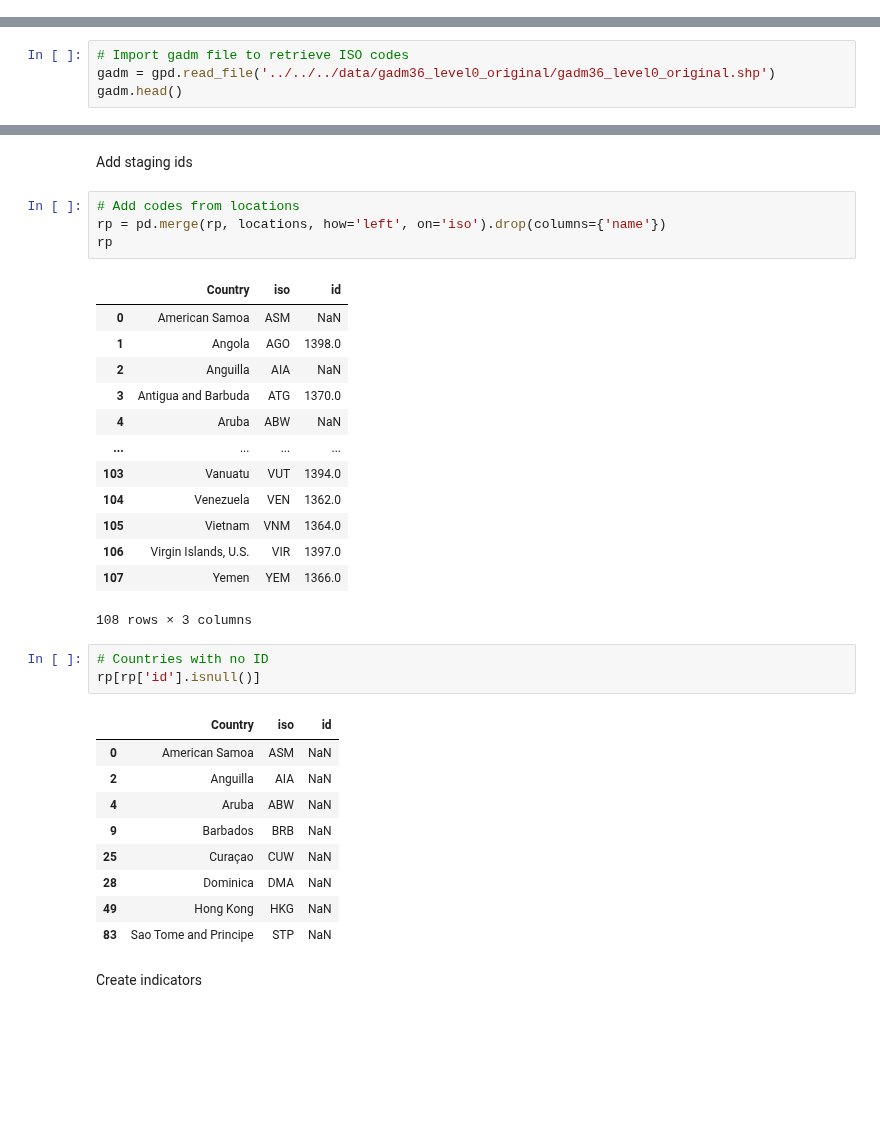
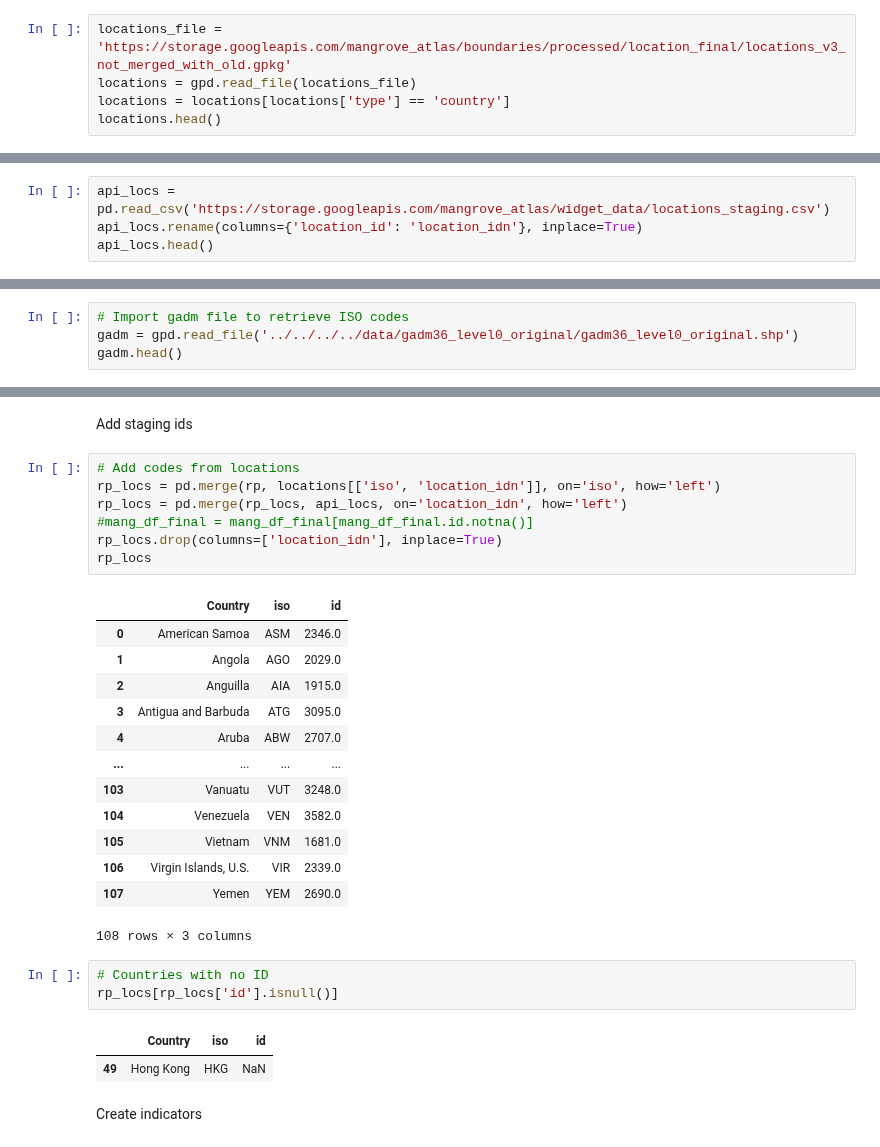
Before and after one commit to Vizzuality/mangrove-atlas, a Jupyter notebook: data/notebooks/Lab/data_processing/widgets-v2/restoration_and_degradation_widget.ipynb, the cells around one changed output, grey strips where cells are left out. Cells and saved outputs as stored; diff of their text form; blank space fills up the shorter version.

```diff
--- a/data/notebooks/Lab/data_processing/widgets-v2/restoration_and_degradation_widget.ipynb
+++ b/data/notebooks/Lab/data_processing/widgets-v2/restoration_and_degradation_widget.ipynb
@@ -96,0 +88,5 @@ len(locations)
+# %%
+locations_file = 'https://storage.googleapis.com/mangrove_atlas/boundaries/processed/location_final/locations_v3_not_merged_with_old.gpkg'
+locations = gpd.read_file(locations_file)
+locations = locations[locations['type'] == 'country']
+locations.head()
@@ -96,0 +100,4 @@ len(locations)
+# %%
+api_locs = pd.read_csv('https://storage.googleapis.com/mangrove_atlas/widget_data/locations_staging.csv')
+api_locs.rename(columns={'location_id': 'location_idn'}, inplace=True)
+api_locs.head()
@@ -97,6 +111,6 @@ len(locations)
 # %%
 # Import gadm file to retrieve ISO codes
-gadm = gpd.read_file('../../../data/gadm36_level0_original/gadm36_level0_original.shp')
+gadm = gpd.read_file('../../../../data/gadm36_level0_original/gadm36_level0_original.shp')
 gadm.head()
 # %% [output]
 |  | GID_0 | NAME_0 | AREA_KM2 | MOL_ID | Shape_Leng | Shape_Area | geometry |
@@ -164,35 +174,31 @@ rp.head()
 Add staging ids
 # %%
 # Add codes from locations
-rp = pd.merge(rp, locations, how='left', on='iso').drop(columns={'name'})
-rp
+rp_locs = pd.merge(rp, locations[['iso', 'location_idn']], on='iso', how='left')
+rp_locs = pd.merge(rp_locs, api_locs, on='location_idn', how='left')
+#mang_df_final = mang_df_final[mang_df_final.id.notna()]
+rp_locs.drop(columns=['location_idn'], inplace=True)
+rp_locs
 # %% [output]
 |  | Country | iso | id |
-| 0 | American Samoa | ASM | NaN |
-| 1 | Angola | AGO | 1398.0 |
-| 2 | Anguilla | AIA | NaN |
-| 3 | Antigua and Barbuda | ATG | 1370.0 |
-| 4 | Aruba | ABW | NaN |
+| 0 | American Samoa | ASM | 2346.0 |
+| 1 | Angola | AGO | 2029.0 |
+| 2 | Anguilla | AIA | 1915.0 |
+| 3 | Antigua and Barbuda | ATG | 3095.0 |
+| 4 | Aruba | ABW | 2707.0 |
 | ... | ... | ... | ... |
-| 103 | Vanuatu | VUT | 1394.0 |
-| 104 | Venezuela | VEN | 1362.0 |
-| 105 | Vietnam | VNM | 1364.0 |
-| 106 | Virgin Islands, U.S. | VIR | 1397.0 |
-| 107 | Yemen | YEM | 1366.0 |
+| 103 | Vanuatu | VUT | 3248.0 |
+| 104 | Venezuela | VEN | 3582.0 |
+| 105 | Vietnam | VNM | 1681.0 |
+| 106 | Virgin Islands, U.S. | VIR | 2339.0 |
+| 107 | Yemen | YEM | 2690.0 |
 108 rows × 3 columns
 # %%
 # Countries with no ID
-rp[rp['id'].isnull()]
+rp_locs[rp_locs['id'].isnull()]
 # %% [output]
 |  | Country | iso | id |
-| 0 | American Samoa | ASM | NaN |
-| 2 | Anguilla | AIA | NaN |
-| 4 | Aruba | ABW | NaN |
-| 9 | Barbados | BRB | NaN |
-| 25 | Curaçao | CUW | NaN |
-| 28 | Dominica | DMA | NaN |
 | 49 | Hong Kong | HKG | NaN |
-| 83 | Sao Tome and Principe | STP | NaN |
 # %% [markdown]
 Create indicators
 # %%
```
Also changed, not shown: parts of 26 cells of this notebook.
